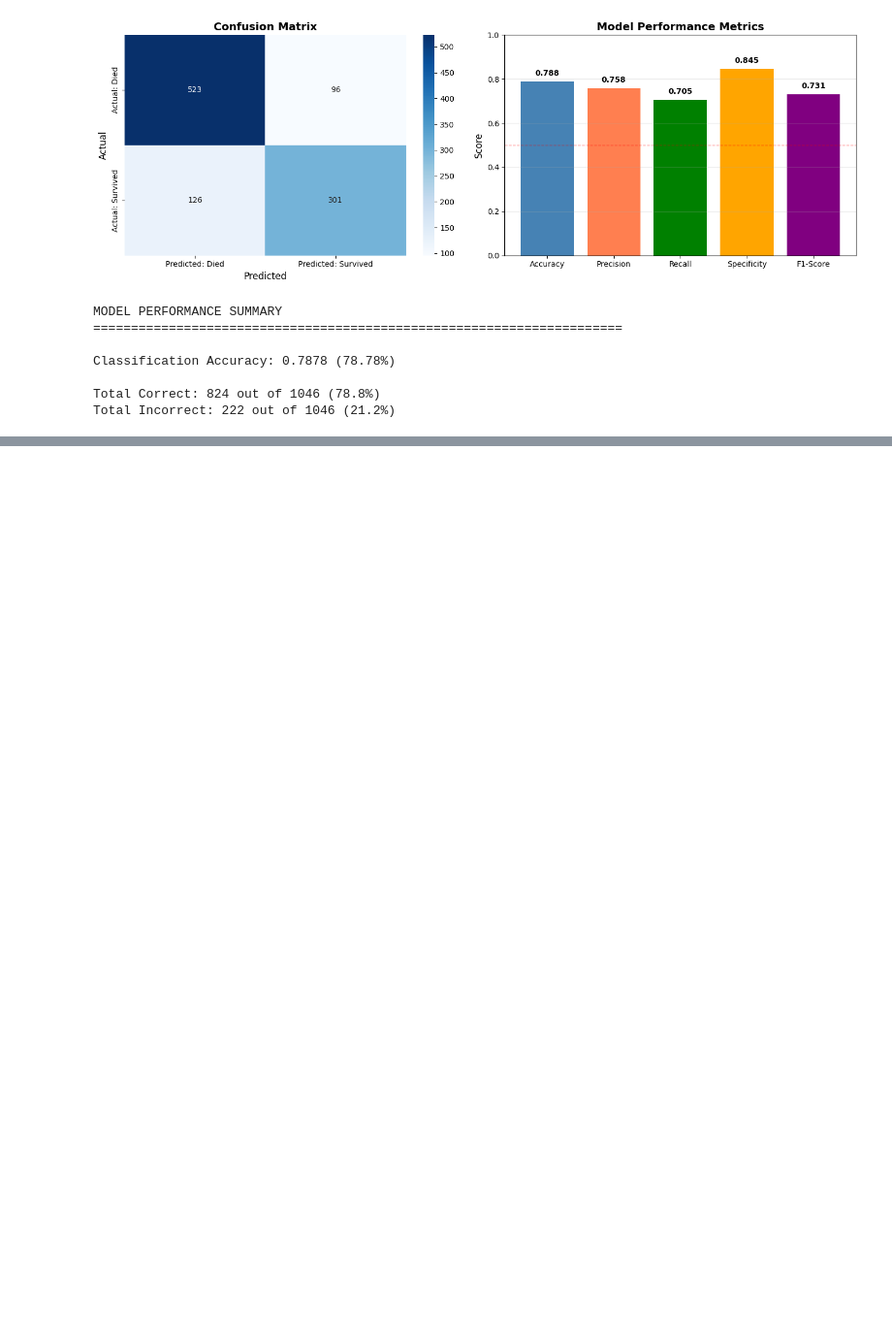
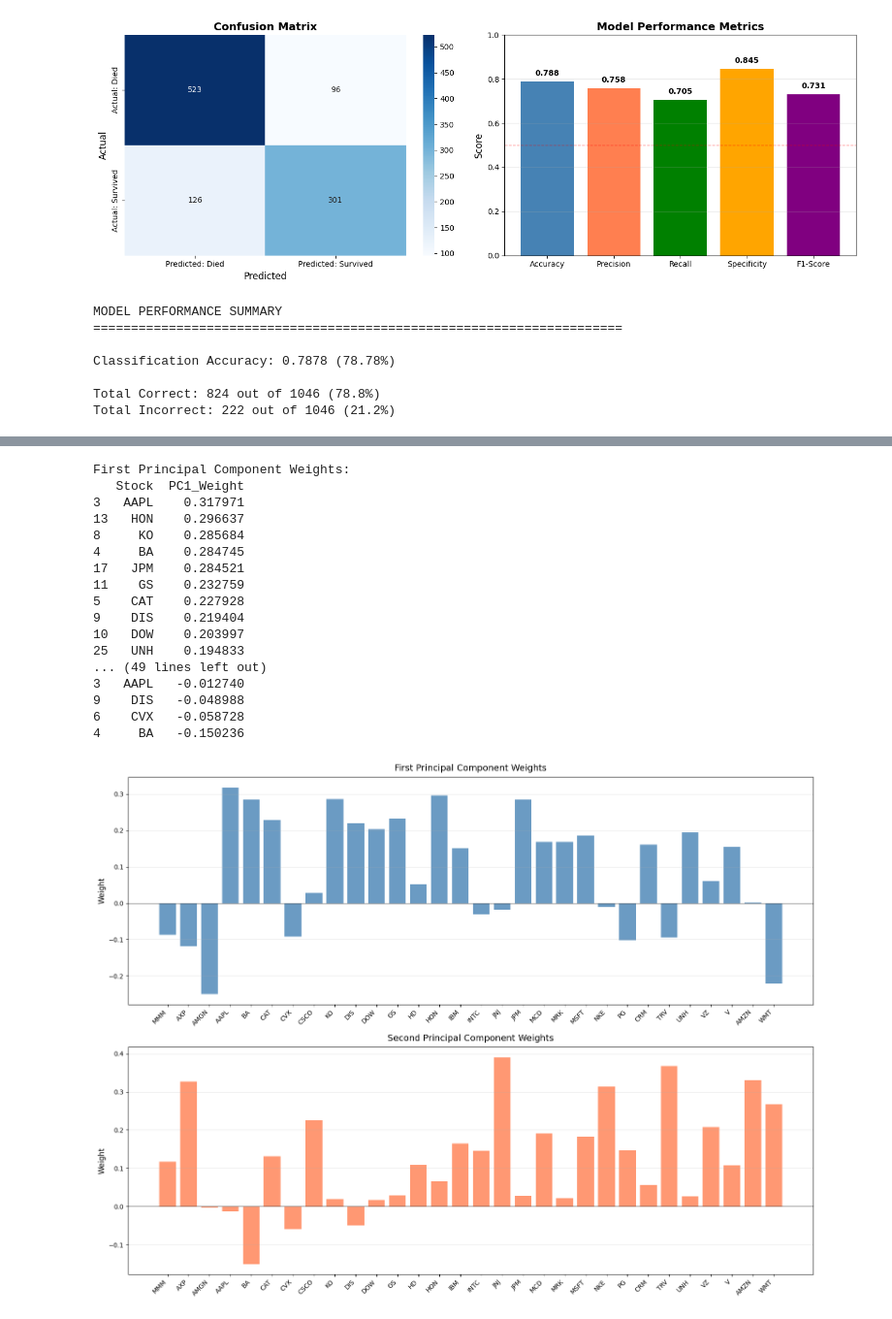
Before and after one commit to Gordianherbert/220242451649, a Jupyter notebook: assigment02/220242451649.ipynb, the cells around one changed output, grey strips where cells are left out. Shown at 97% size. Cells and saved outputs as stored; diff of their text form; code cells hidden in the pictures; blank space fills up the shorter version.

```diff
--- a/assigment02/220242451649.ipynb
+++ b/assigment02/220242451649.ipynb
@@ -652,0 +705,53 @@ Total Incorrect: 222 out of 1046 (21.2%)
+# %%
+
+pca_model = PCA()
+pca_model.fit(correlation_matrix)
+
+pc1_weights = pca_model.components_[0]
+pc2_weights = pca_model.components_[1]
+
+print("\nFirst Principal Component Weights:")
+print(pd.DataFrame({'Stock': dow_tickers, 'PC1_Weight': pc1_weights}).sort_values('PC1_Weight', ascending=False))
+
+print("\nSecond Principal Component Weights:")
+print(pd.DataFrame({'Stock': dow_tickers, 'PC2_Weight': pc2_weights}).sort_values('PC2_Weight', ascending=False))
+
+fig, axes = plt.subplots(2, 1, figsize=(16, 12))
+
+axes[0].bar(range(len(dow_tickers)), pc1_weights, color='steelblue', alpha=0.8)
+axes[0].set_xticks(range(len(dow_tickers)))
+axes[0].set_xticklabels(dow_tickers, rotation=45, ha='right')
+axes[0].axhline(y=0, color='black', linestyle='-', linewidth=0.5)
+axes[0].set_ylabel('Weight', fontsize=12)
+axes[0].set_title('First Principal Component Weights', fontsize=14, pad=10)
+axes[0].grid(axis='y', alpha=0.3)
+
+axes[1].bar(range(len(dow_tickers)), pc2_weights, color='coral', alpha=0.8)
+axes[1].set_xticks(range(len(dow_tickers)))
+axes[1].set_xticklabels(dow_tickers, rotation=45, ha='right')
+axes[1].axhline(y=0, color='black', linestyle='-', linewidth=0.5)
+axes[1].set_ylabel('Weight', fontsize=12)
+axes[1].set_title('Second Principal Component Weights', fontsize=14, pad=10)
+axes[1].grid(axis='y', alpha=0.3)
+
+plt.tight_layout()
+plt.show()
+# %% [output]
+First Principal Component Weights:
+   Stock  PC1_Weight
+3   AAPL    0.317971
+13   HON    0.296637
+8     KO    0.285684
+4     BA    0.284745
+17   JPM    0.284521
+11    GS    0.232759
+5    CAT    0.227928
+9    DIS    0.219404
+10   DOW    0.203997
+25   UNH    0.194833
+... (49 lines left out)
+3   AAPL   -0.012740
+9    DIS   -0.048988
+6    CVX   -0.058728
+4     BA   -0.150236
+[figure, added]
```
Also changed, not shown: parts of 17 cells of this notebook, 3 other files.
